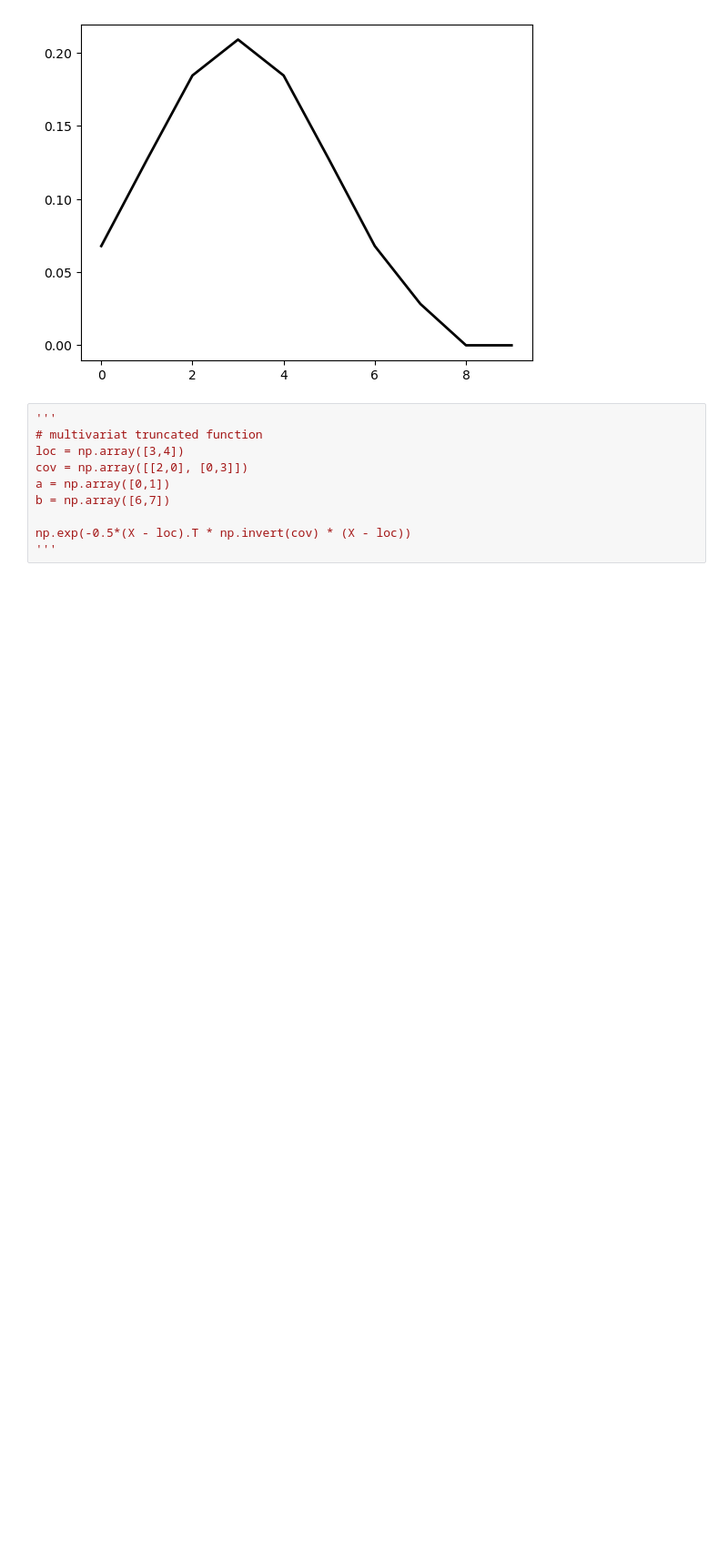
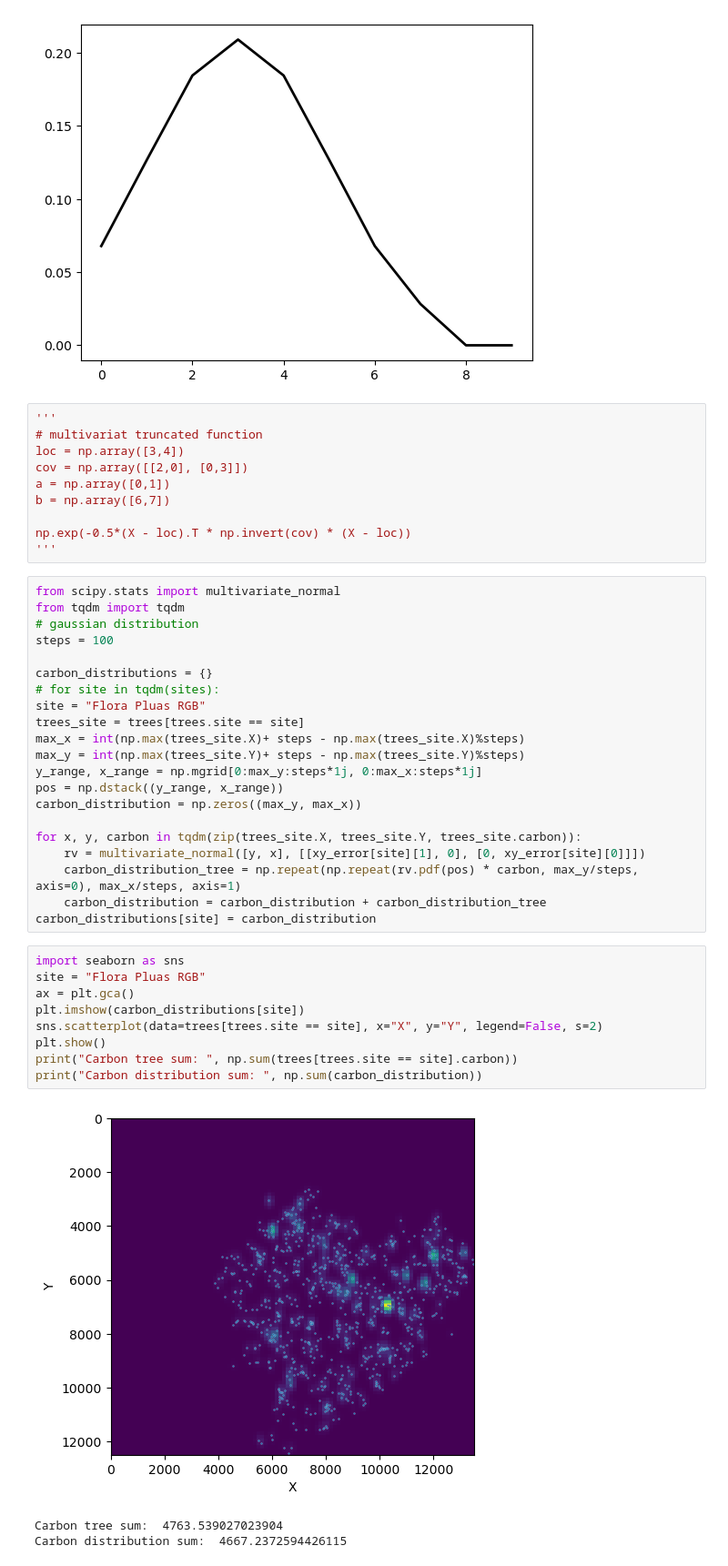
Before and after one commit to TimEngelmann/ai4est, a Jupyter notebook: exploration/estimate_carbon_exploration.ipynb, the cells around one changed output. Shown at 91% size. Drawn from its saved outputs; the diff is of its cells as text; blank space fills up the shorter version.

```diff
--- a/exploration/estimate_carbon_exploration.ipynb
+++ b/exploration/estimate_carbon_exploration.ipynb
@@ -226,3 +345,37 @@ b = np.array([6,7])
 
 np.exp(-0.5*(X - loc).T * np.invert(cov) * (X - loc))
 '''
+# %%
+from scipy.stats import multivariate_normal
+from tqdm import tqdm
+# gaussian distribution
+steps = 100
+
+carbon_distributions = {}
+# for site in tqdm(sites):
+site = "Flora Pluas RGB"
+trees_site = trees[trees.site == site]
+max_x = int(np.max(trees_site.X)+ steps - np.max(trees_site.X)%steps)
+max_y = int(np.max(trees_site.Y)+ steps - np.max(trees_site.Y)%steps)
+y_range, x_range = np.mgrid[0:max_y:steps*1j, 0:max_x:steps*1j]
+pos = np.dstack((y_range, x_range))
+carbon_distribution = np.zeros((max_y, max_x))
+
+for x, y, carbon in tqdm(zip(trees_site.X, trees_site.Y, trees_site.carbon)):
+    rv = multivariate_normal([y, x], [[xy_error[site][1], 0], [0, xy_error[site][0]]])
+    carbon_distribution_tree = np.repeat(np.repeat(rv.pdf(pos) * carbon, max_y/steps, axis=0), max_x/steps, axis=1)
+    carbon_distribution = carbon_distribution + carbon_distribution_tree
+carbon_distributions[site] = carbon_distribution
+# %%
+import seaborn as sns
+site = "Flora Pluas RGB"
+ax = plt.gca()
+plt.imshow(carbon_distributions[site])
+sns.scatterplot(data=trees[trees.site == site], x="X", y="Y", legend=False, s=2)
+plt.show()
+print("Carbon tree sum: ", np.sum(trees[trees.site == site].carbon))
+print("Carbon distribution sum: ", np.sum(carbon_distribution))
+# %% [output]
+[figure, added]
+Carbon tree sum:  4763.539027023904
+Carbon distribution sum:  4667.2372594426115
```
Also changed, not shown: parts of 15 cells of this notebook, 3 other files.
